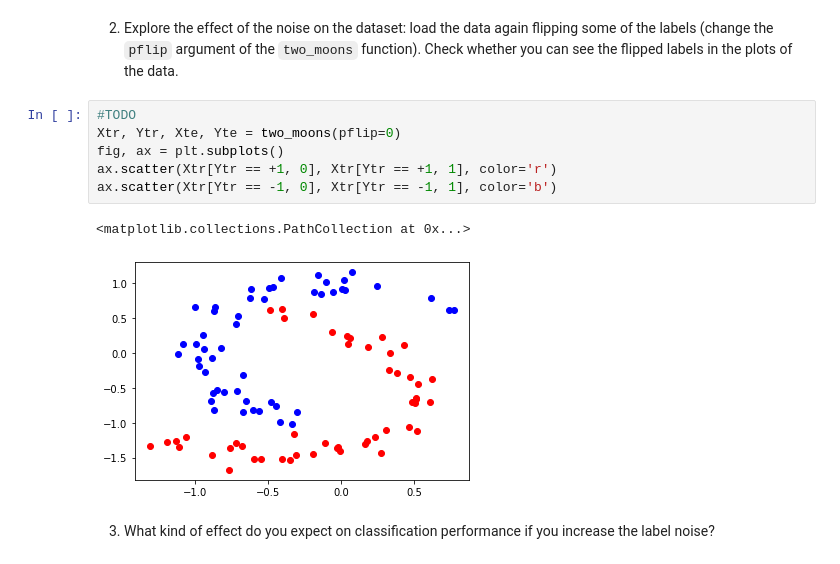
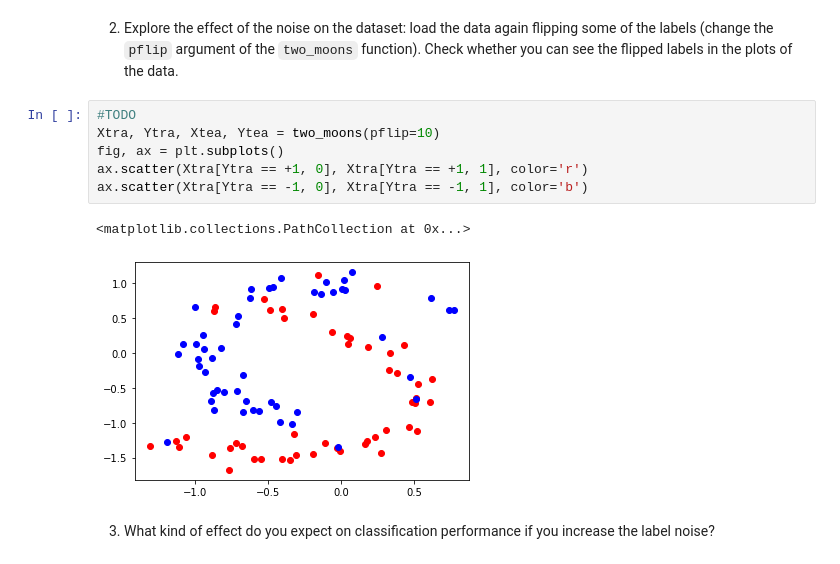
Before and after one commit to mosemb/AdvancedMachineLearning, a Jupyter notebook: lab2/Lab 2 - Kernel regularized least-squares and early stopping.ipynb, the cells around one changed output. Saved outputs shown, nothing was run; the diff lists cells and outputs as text.

```diff
--- a/lab2/Lab 2 - Kernel regularized least-squares and early stopping.ipynb
+++ b/lab2/Lab 2 - Kernel regularized least-squares and early stopping.ipynb
@@ -24,13 +24,13 @@ ax.scatter(Xtr[Ytr == -1, 0], Xtr[Ytr == -1, 1], color='b')
 2. Explore the effect of the noise on the dataset: load the data again flipping some of the labels (change the `pflip` argument of the `two_moons` function). Check whether you can see the flipped labels in the plots of the data.
 # %%
 #TODO
-Xtr, Ytr, Xte, Yte = two_moons(pflip=0)
+Xtra, Ytra, Xtea, Ytea = two_moons(pflip=10)
 fig, ax = plt.subplots()
-ax.scatter(Xtr[Ytr == +1, 0], Xtr[Ytr == +1, 1], color='r')
-ax.scatter(Xtr[Ytr == -1, 0], Xtr[Ytr == -1, 1], color='b')
+ax.scatter(Xtra[Ytra == +1, 0], Xtra[Ytra == +1, 1], color='r')
+ax.scatter(Xtra[Ytra == -1, 0], Xtra[Ytra == -1, 1], color='b')
 # %% [output]
 <matplotlib.collections.PathCollection at 0x...>
-[figure, old version]
+[figure, new version]
 # %% [markdown]
 3. What kind of effect do you expect on classification performance if you increase the label noise?
 # %%
```
Also changed, not shown: parts of 14 cells of this notebook, 1 other file.
